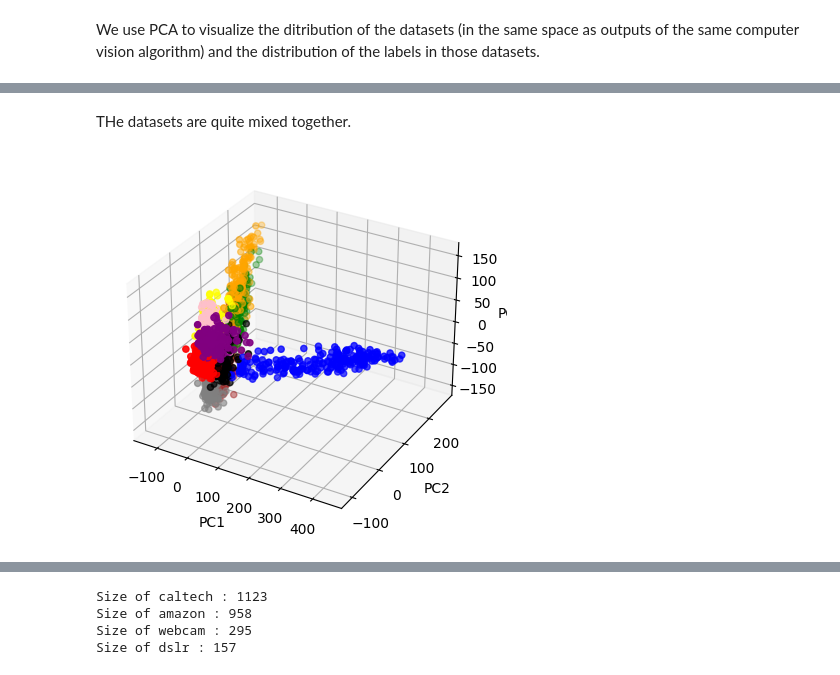
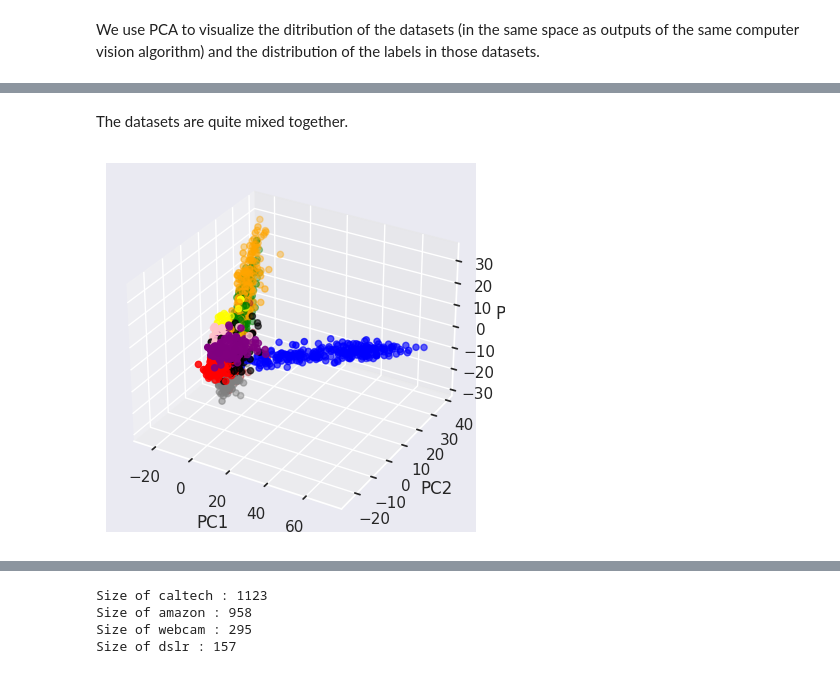
Before and after one commit to mdlbm/Optimal-Transport-Domain-Adaptation, a Jupyter notebook: OT_Domain_Adaptation.ipynb, the cells around one changed output, grey strips where cells are left out. Saved outputs shown, nothing was run; the diff lists cells and outputs as text; code cells hidden in the pictures.

```diff
--- a/OT_Domain_Adaptation.ipynb
+++ b/OT_Domain_Adaptation.ipynb
@@ -29,4 +32,6 @@ import ott
 from ott.geometry import costs, pointcloud
 from ott.problems.linear import linear_problem
 from ott.solvers.linear import sinkhorn
+# %%
+sns.set()
 # %% [markdown]
@@ -556,13 +563,17 @@ import matplotlib.pyplot as plt
 import numpy as np
 from sklearn.decomposition import PCA
 import pandas as pd
+import os.path as osp
+import os
 
 def datasets_compare(possible_DTS= possible_DTS):
+    if not osp.exists('./content/'):
+      os.makedirs('./content/')
     df = pd.DataFrame()
     for i in possible_DTS:
       df1 = pd.DataFrame(data[i][0])
       df1.index=f"{i}."+df1.index.astype('str')
-      df1.to_csv('/content/{}.tsv'.format(i), sep = '\t')
+      df1.to_csv('./content/{}.tsv'.format(i), sep = '\t')
       df = pd.concat([df,df1])
 
     # df['class'] = df.index
@@ -573,7 +584,7 @@ def datasets_compare(possible_DTS= possible_DTS):
     for i in possible_DTS:
       df1_l = pd.DataFrame(data[i][1])
       df1_l.index=f"{i}."+df1_l.index.astype('str')
-      df1_l.to_csv('/content/{}.tsv'.format(i), sep = '\t')
+      df1_l.to_csv('./content/{}.tsv'.format(i), sep = '\t')
       df_l = pd.concat([df_l,df1_l])
 
     return df, df_l
@@ -639,0 +646,5 @@ get_PCA_datasets(df)
+# %%
+df, df_l = datasets_compare()
+df_normalized = df.apply(lambda col: (col-col.mean()) / col.std())
+
+get_PCA_datasets(df_normalized)
@@ -640,7 +653,7 @@ get_PCA_datasets(df)
 # %% [markdown]
-THe datasets are quite mixed together.
+The datasets are quite mixed together.
 # %%
-get_PCA_label(df,df_l)
+get_PCA_label(df_normalized,df_l)
 # %% [output]
-[figure, old version]
+[figure, new version]
 # %% [markdown]
```
Also changed, not shown: parts of 45 cells of this notebook.
